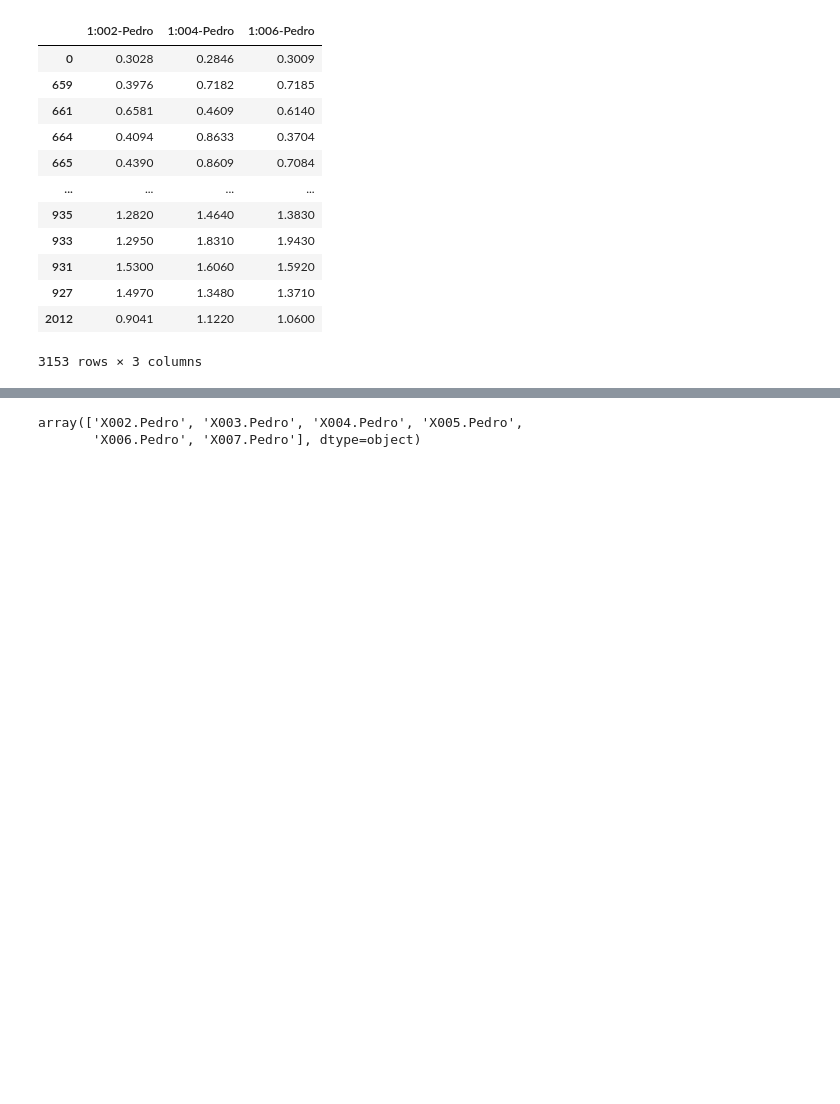
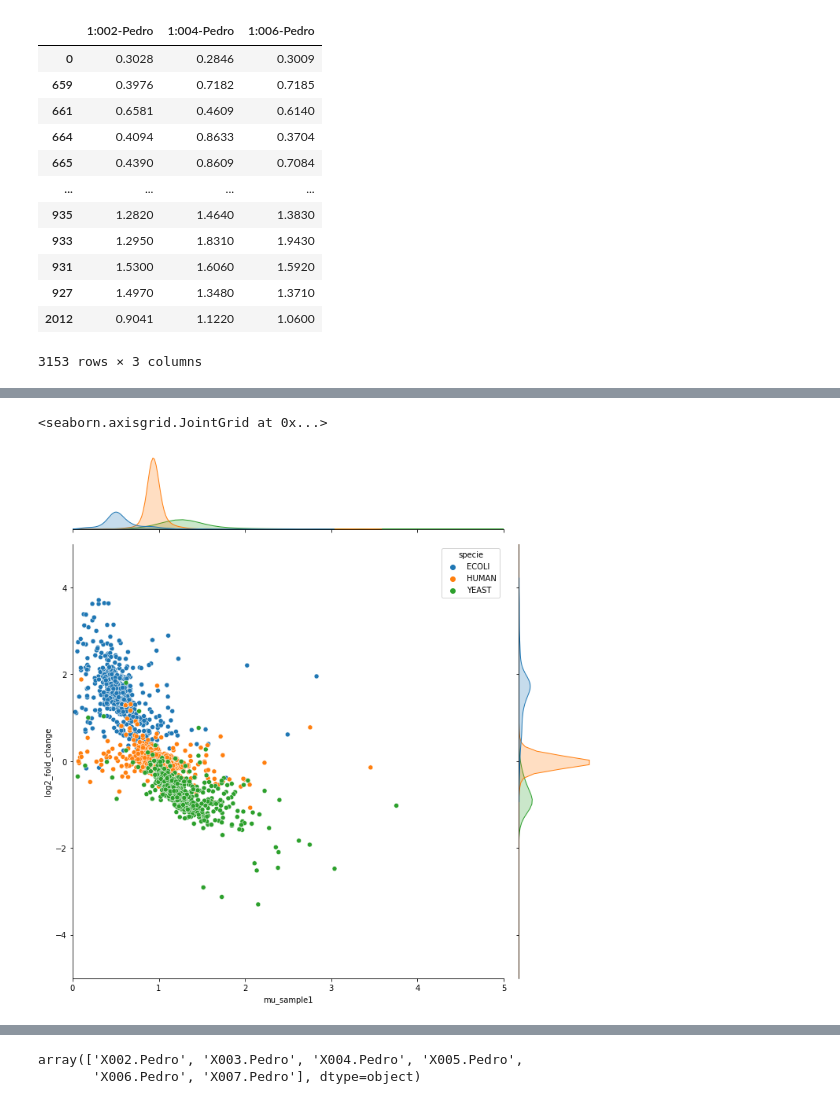
Before and after one commit to statisticalbiotechnology/dia_sum, a Jupyter notebook: result/2021-08-31/2021-08-26_article_plots_DIANN_with_volcano_triqler_relative_values.ipynb, the cells around one changed output, grey strips where cells are left out. Cells and saved outputs as stored; diff of their text form; code cells hidden in the pictures; blank space fills up the shorter version.

```diff
--- a/result/2021-08-31/2021-08-26_article_plots_DIANN_with_volcano_triqler_relative_values.ipynb
+++ b/result/2021-08-31/2021-08-26_article_plots_DIANN_with_volcano_triqler_relative_values.ipynb
@@ -813,0 +843,6 @@ ax.set_xlim([0, 5])
+# %%
+sns.jointplot(data = df_triq, x = "mu_sample1", y = "log2_fold_change", hue = "specie", height = 10,
+              xlim = (0,5), ylim = (-5,5))
+# %% [output]
+<seaborn.axisgrid.JointGrid at 0x...>
+[figure, added]
```
Also changed, not shown: parts of 59 cells of this notebook, 8 other files.
